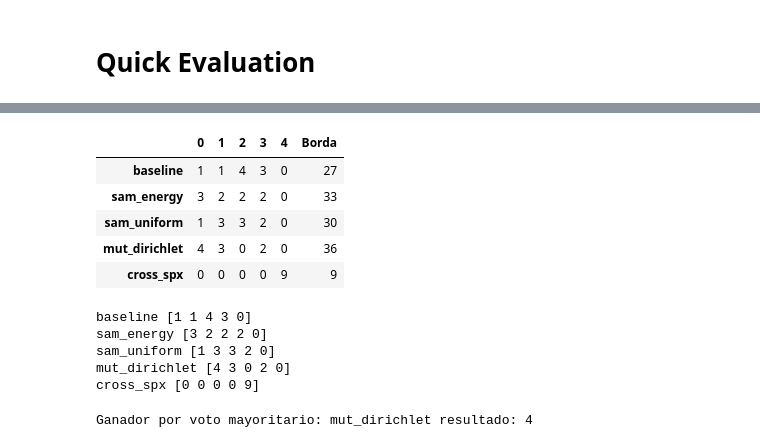
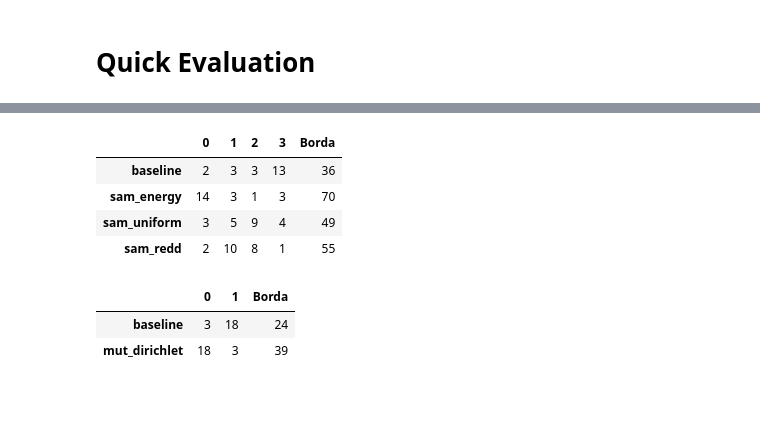
Before and after one commit to yeudiellm/MO-TEST-EA-SIMPLEX, a Jupyter notebook: test_optimize.ipynb, the cells around one changed output, grey strips where cells are left out. Saved outputs shown, nothing was run; the diff lists cells and outputs as text; code cells hidden in the pictures; blank space fills up the shorter version.

```diff
--- a/test_optimize.ipynb
+++ b/test_optimize.ipynb
@@ -93,0 +10,10 @@ objectives   = [3]*len(wfg_problems)
+# %%
+#PROBLEMS AND OBJECTIVES
+#WFG Problems
+wfg_problems = ['wfg1', 'wfg2', 'wfg3', 'wfg4', 'wfg5', 'wfg6', 'wfg7', 'wfg8', 'wfg9']
+#DTLZ Problems
+dtlz_problems = ['dtlz1', 'dtlz2', 'dtlz3', 'dtlz4', 'dtlz5', 'dtlz6', 'dtlz7']
+#ZDT Problems
+zdt_problems = ['zdt1', 'zdt2', 'zdt3', 'zdt4', 'zdt6']
+#Summary problems
+problems = wfg_problems + dtlz_problems + zdt_problems
@@ -117,25 +61,20 @@ SS.groupby(['Problema', 'Operador']).agg({'HV_gen': ['mean','std']})
+# %%
+SS = evaluation_methods.conteo_winners('nsgaii', problems, ['baseline', 'sam_energy', 'sam_uniform', 'sam_redd'])
+n = 4
+SS['Borda'] = [ row.to_numpy()@np.array(range(n, 0,-1)) for idx, row in SS.iterrows() ]
+SS
+# %% [output]
+|  | 0 | 1 | 2 | 3 | Borda |
+| baseline | 2 | 3 | 3 | 13 | 36 |
+| sam_energy | 14 | 3 | 1 | 3 | 70 |
+| sam_uniform | 3 | 5 | 9 | 4 | 49 |
+| sam_redd | 2 | 10 | 8 | 1 | 55 |
 # %%
-SS = conteo_winners('nsgaii', wfg_problems, operators)
-n = len(operators)
+SS = evaluation_methods.conteo_winners('nsgaii', problems, ['baseline', 'mut_dirichlet'])
+n = 2
 SS['Borda'] = [ row.to_numpy()@np.array(range(n, 0,-1)) for idx, row in SS.iterrows() ]
 SS
 # %% [output]
-|  | 0 | 1 | 2 | 3 | 4 | Borda |
-| baseline | 1 | 1 | 4 | 3 | 0 | 27 |
-| sam_energy | 3 | 2 | 2 | 2 | 0 | 33 |
-| sam_uniform | 1 | 3 | 3 | 2 | 0 | 30 |
-| mut_dirichlet | 4 | 3 | 0 | 2 | 0 | 36 |
-| cross_spx | 0 | 0 | 0 | 0 | 9 | 9 |
+|  | 0 | 1 | Borda |
+| baseline | 3 | 18 | 24 |
+| mut_dirichlet | 18 | 3 | 39 |
-# %%
-for idx, row in SS.iterrows():
-    print(idx, row.to_numpy())
-# %% [output]
-baseline [1 1 4 3 0]
-sam_energy [3 2 2 2 0]
-sam_uniform [1 3 3 2 0]
-mut_dirichlet [4 3 0 2 0]
-cross_spx [0 0 0 0 9]
-# %%
-print('Ganador por voto mayoritario:', SS.idxmax()[0], 'resultado:', SS.max()[0])
-# %% [output]
-Ganador por voto mayoritario: mut_dirichlet resultado: 4
```
Also changed, not shown: parts of 19 cells of this notebook, 54 other files.
